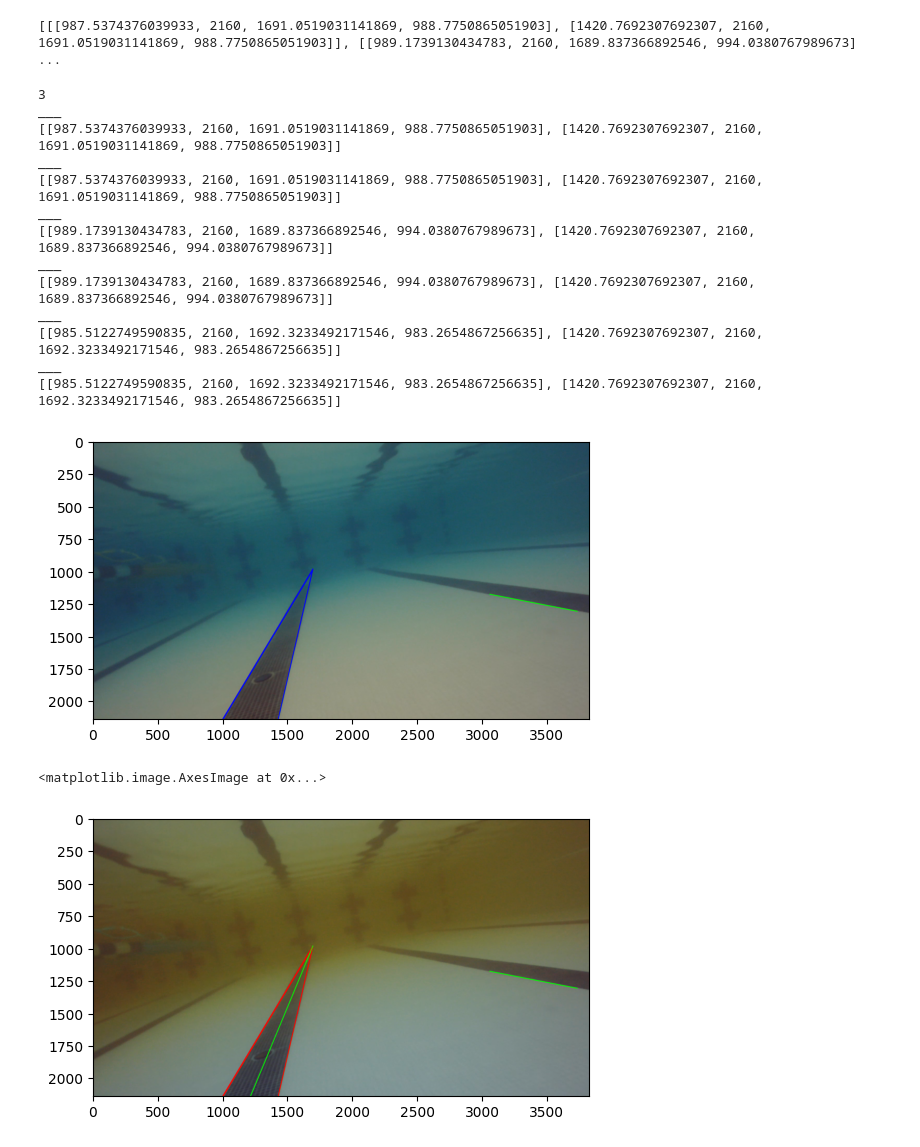
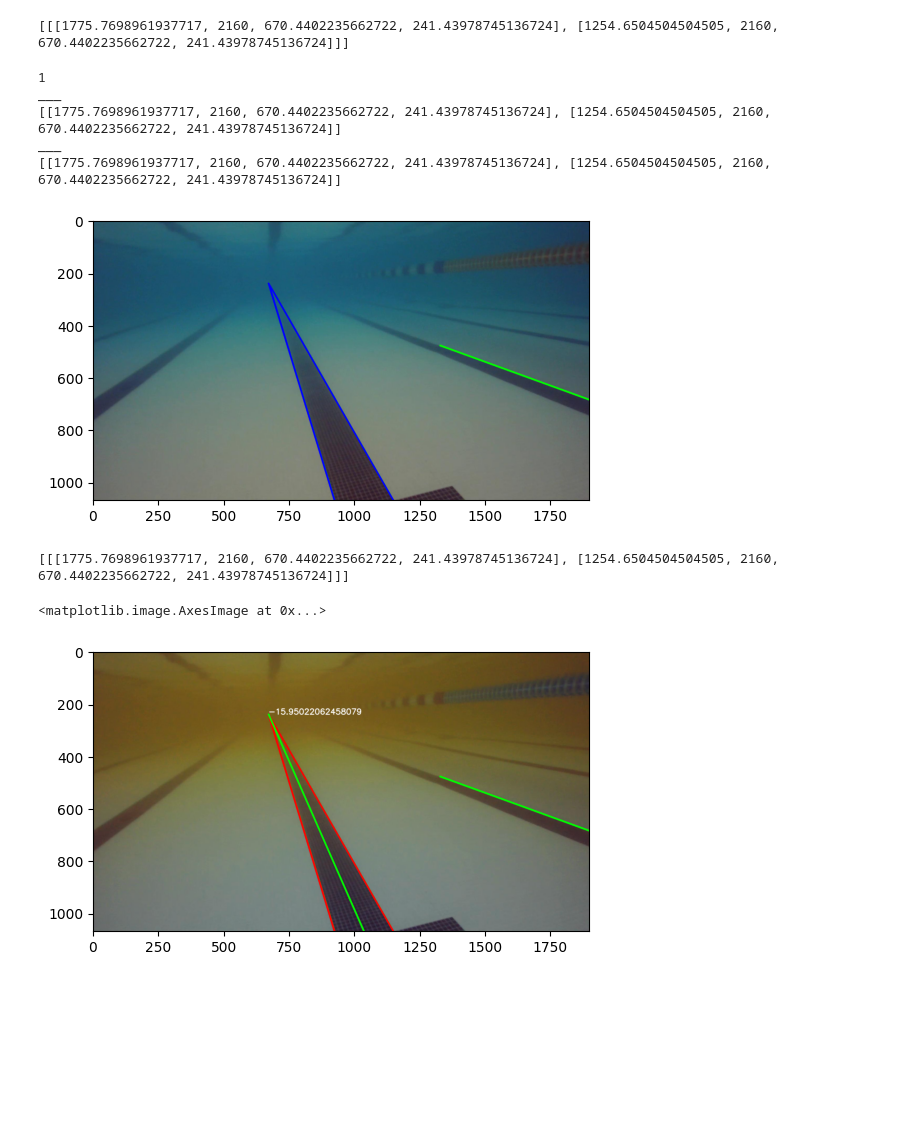
Before and after one commit to Aqtion/cv-intro, a Jupyter notebook: lane_detection/lane_detection2.ipynb, the cells around one changed output. Saved outputs shown, nothing was run; the diff lists cells and outputs as text; code cells hidden in the pictures; blank space fills up the shorter version.

Commit message:
added angle to turn

```diff
--- a/lane_detection/lane_detection2.ipynb
+++ b/lane_detection/lane_detection2.ipynb
@@ -7,5 +8,5 @@ from lane_following import *
 # %%
-img = cv2.imread("/home/keshav/cv-intro/media/pool.png")
+img = cv2.imread("/home/keshav/cv-intro/media/rov_pool.jpeg")
 # %%
 lines = detect_lines(img, 49, 50, 3, 500, 40)
 print(lines)
@@ -42,38 +30,36 @@ get_slopes_intercepts(lines)
 lanes = detect_lanes(lines)
 print(lanes)
 # %% [output]
-[[[987.5374376039933, 2160, 1691.0519031141869, 988.7750865051903], [1420.7692307692307, 2160, 1691.0519031141869, 988.7750865051903]], [[989.1739130434783, 2160, 1689.837366892546, 994.0380767989673] ...
+[[[1775.7698961937717, 2160, 670.4402235662722, 241.43978745136724], [1254.6504504504505, 2160, 670.4402235662722, 241.43978745136724]]]
 # %%
 print(len(lanes))
 lane_img = draw_lanes(img, lanes)
 plt.imshow(cv2.cvtColor(lane_img, cv2.COLOR_BGR2RGB))
 plt.show()
 # %% [output]
-3
+1
 ___
-[[987.5374376039933, 2160, 1691.0519031141869, 988.7750865051903], [1420.7692307692307, 2160, 1691.0519031141869, 988.7750865051903]]
+[[1775.7698961937717, 2160, 670.4402235662722, 241.43978745136724], [1254.6504504504505, 2160, 670.4402235662722, 241.43978745136724]]
 ___
-[[987.5374376039933, 2160, 1691.0519031141869, 988.7750865051903], [1420.7692307692307, 2160, 1691.0519031141869, 988.7750865051903]]
-___
-[[989.1739130434783, 2160, 1689.837366892546, 994.0380767989673], [1420.7692307692307, 2160, 1689.837366892546, 994.0380767989673]]
-___
-[[989.1739130434783, 2160, 1689.837366892546, 994.0380767989673], [1420.7692307692307, 2160, 1689.837366892546, 994.0380767989673]]
-___
-[[985.5122749590835, 2160, 1692.3233492171546, 983.2654867256635], [1420.7692307692307, 2160, 1692.3233492171546, 983.2654867256635]]
-___
-[[985.5122749590835, 2160, 1692.3233492171546, 983.2654867256635], [1420.7692307692307, 2160, 1692.3233492171546, 983.2654867256635]]
+[[1775.7698961937717, 2160, 670.4402235662722, 241.43978745136724], [1254.6504504504505, 2160, 670.4402235662722, 241.43978745136724]]
-[figure, old version]
+[figure, new version]
 # %%
+print(lanes)
 center_lane = get_center_lane(lanes)
 x = center_lane[0][2]
 y = center_lane[0][3]
 intercept, slope = get_lane_center(get_center_lane(lanes))
 
 cv2.line(img, (int(intercept), 2160), (int(x),int(y)), (0,255,0), 5)
+bottom_leg = x - intercept
+right_leg = y
+angle = atan(right_leg / bottom_leg)
+cv2.putText(img, str(np.rad2deg(angle)), (int(x), int(y)), cv2.FONT_HERSHEY_SIMPLEX, 1, (255, 255, 255), 2, cv2.LINE_AA)
 plt.imshow(img)
 # %% [output]
-<matplotlib.image.AxesImage at 0x...>
+[[[1775.7698961937717, 2160, 670.4402235662722, 241.43978745136724], [1254.6504504504505, 2160, 670.4402235662722, 241.43978745136724]]]
+<matplotlib.image.AxesImage at 0x...>
-[figure, old version]
+[figure, new version]
 # %%
 video = cv2.VideoCapture('/home/keshav/cv-intro/media/AUV_Vid1.mkv')
 
```
Also changed, not shown: parts of 5 cells of this notebook, 7 other files.
